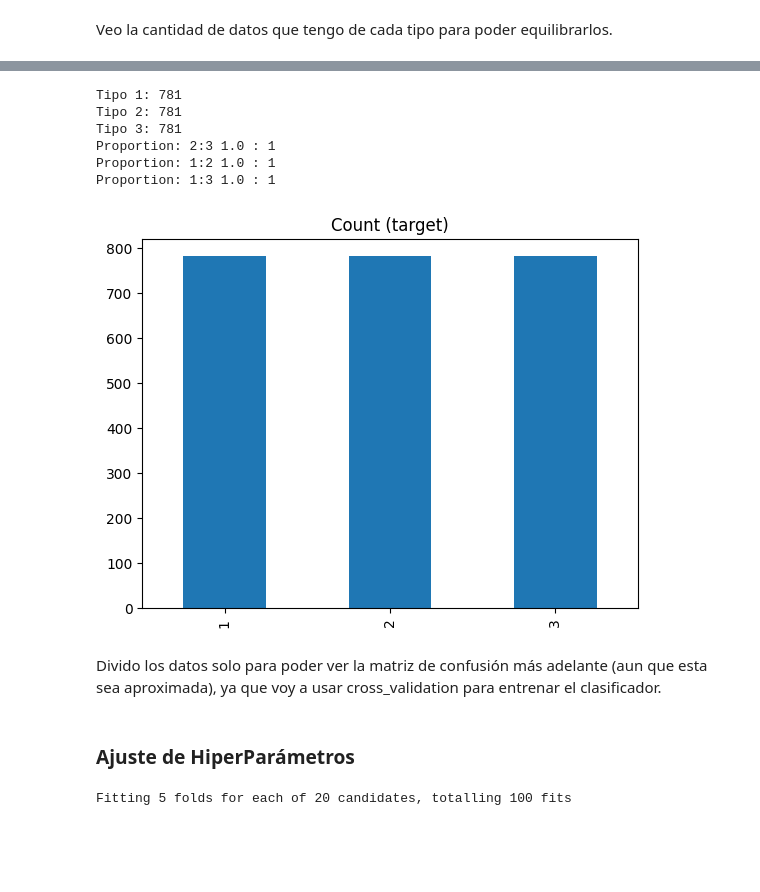
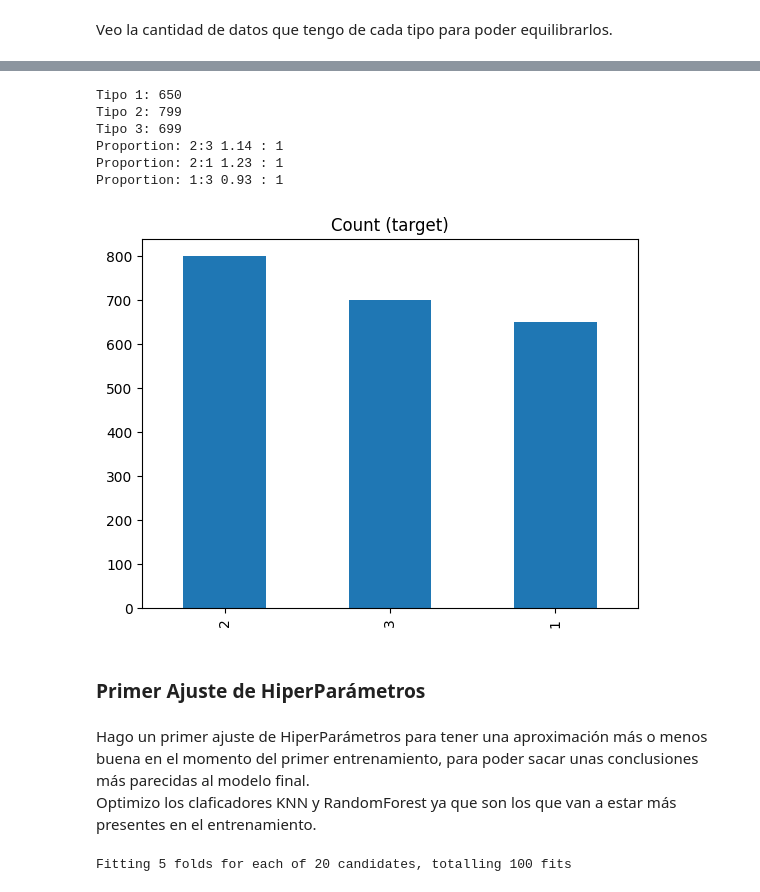
Before and after one commit to JavierGilRodriguez/ProyectoSI, a Jupyter notebook: Proyecto.ipynb, the cells around one changed output, grey strips where cells are left out. Saved outputs shown, nothing was run; the diff lists cells and outputs as text; code cells hidden in the pictures; blank space fills up the shorter version.

```diff
--- a/Proyecto.ipynb
+++ b/Proyecto.ipynb
@@ -127,26 +134,26 @@ Equilibro los datos usando SMOTE, lo uso dos veces para equilibrar el tipo 1 (me
 # %%
-from imblearn.over_sampling import SMOTE
+from imblearn.combine import SMOTETomek
 
-smote = SMOTE(sampling_strategy='minority')
-X_sm, y_sm = smote.fit_resample(X_train, Y_train)   #Para la clase minoritaria (Tipo 1)
-X_sm1, y_sm1 = smote.fit_resample(X_sm, y_sm)       #Para la clase minoritaria que ya no es Tipo1 (Tipo 3)
+ratio={1:650, 2:800, 3:700}
 
-target_count = pd.Series(y_sm1).value_counts()
+smote_tomek = SMOTETomek(sampling_strategy=ratio, random_state=42)
+
+X_st, y_st = smote_tomek.fit_resample(X_train, Y_train)
+
+target_count = pd.Series(y_st).value_counts()
 print('Tipo 1:', target_count[1])
 print('Tipo 2:', target_count[2])
 print('Tipo 3:', target_count[3])
-print('Proportion: 2:3', round(target_count[3] / target_count[2], 2), ': 1')
-print('Proportion: 1:2', round(target_count[1] / target_count[2], 2), ': 1')
+print('Proportion: 2:3', round(target_count[2] / target_count[3], 2), ': 1')
+print('Proportion: 2:1', round(target_count[2] / target_count[1], 2), ': 1')
 print('Proportion: 1:3', round(target_count[1] / target_count[3], 2), ': 1')
 
 target_count.plot(kind='bar', title='Count (target)');
 # %% [output]
-Tipo 1: 781
-Tipo 2: 781
-Tipo 3: 781
-Proportion: 2:3 1.0 : 1
-Proportion: 1:2 1.0 : 1
-Proportion: 1:3 1.0 : 1
+Tipo 1: 650
+Tipo 2: 799
+Tipo 3: 699
+Proportion: 2:3 1.14 : 1
+Proportion: 2:1 1.23 : 1
+Proportion: 1:3 0.93 : 1
-[figure, old version]
+[figure, new version]
-# %% [markdown]
-Divido los datos solo para poder ver la matriz de confusión más adelante (aun que esta sea aproximada), ya que voy a usar cross_validation para entrenar el clasificador.
@@ -157,5 +160,8 @@ X_train, X_test, y_train, y_test = train_test_split(X_sm1, y_sm1, test_size=0.2,
 # %% [markdown]
-### **Ajuste de HiperParámetros**
+### **Primer Ajuste de HiperParámetros**
+# %% [markdown]
+Hago un primer ajuste de HiperParámetros para tener una aproximación más o menos buena en el momento del primer entrenamiento, para poder sacar unas conclusiones más parecidas al modelo final. <br>
+Optimizo los claficadores KNN y RandomForest ya que son los que van a estar más presentes en el entrenamiento.
 # %%
 from sklearn.model_selection import GridSearchCV
 from sklearn.model_selection import RandomizedSearchCV
```
Also changed, not shown: parts of 15 cells of this notebook, 1 other file.
